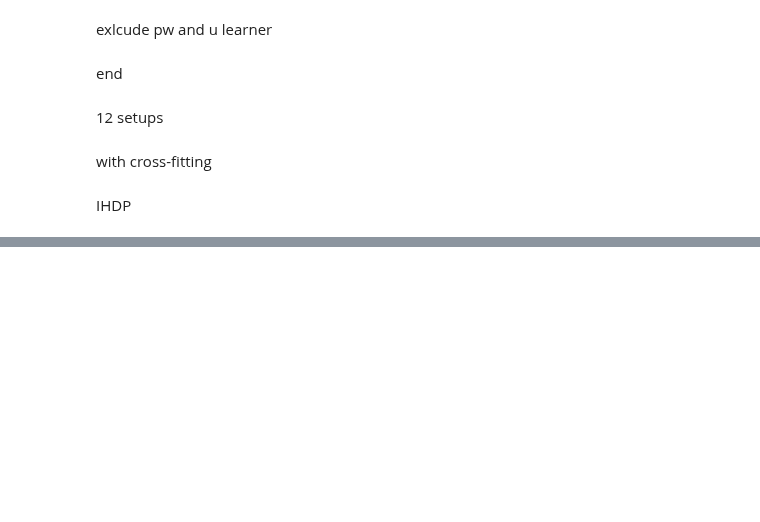
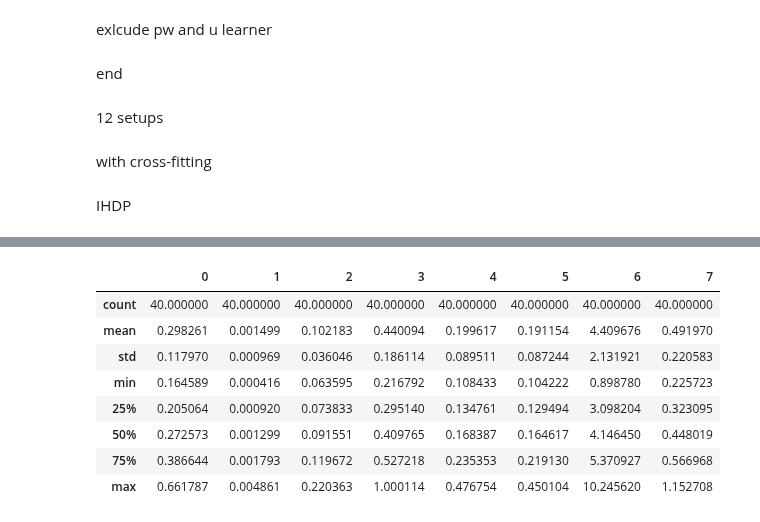
Before and after one commit to abibaj98/Master-Thesis, a Jupyter notebook: Results.ipynb, the cells around one changed output, grey strips where cells are left out. Drawn from its saved outputs; the diff is of its cells as text; code cells hidden in the pictures; blank space fills up the shorter version.

```diff
--- a/Results.ipynb
+++ b/Results.ipynb
@@ -572,0 +662,20 @@ scipy.__version__
+# %%
+# open
+# LOAD JSON FILE
+file_name = "/Users/arberimbibaj/results_experiment/results_setup_1.json"
+f = open(file_name, 'r')
+json_str = f.read()
+small = jsonpickle.decode(json_str)
+# %%
+small_ = pd.DataFrame(small[0])
+small_.describe()
+# %% [output]
+|  | 0 | 1 | 2 | 3 | 4 | 5 | 6 | 7 |
+| count | 40.000000 | 40.000000 | 40.000000 | 40.000000 | 40.000000 | 40.000000 | 40.000000 | 40.000000 |
+| mean | 0.298261 | 0.001499 | 0.102183 | 0.440094 | 0.199617 | 0.191154 | 4.409676 | 0.491970 |
+| std | 0.117970 | 0.000969 | 0.036046 | 0.186114 | 0.089511 | 0.087244 | 2.131921 | 0.220583 |
+| min | 0.164589 | 0.000416 | 0.063595 | 0.216792 | 0.108433 | 0.104222 | 0.898780 | 0.225723 |
+| 25% | 0.205064 | 0.000920 | 0.073833 | 0.295140 | 0.134761 | 0.129494 | 3.098204 | 0.323095 |
+| 50% | 0.272573 | 0.001299 | 0.091551 | 0.409765 | 0.168387 | 0.164617 | 4.146450 | 0.448019 |
+| 75% | 0.386644 | 0.001793 | 0.119672 | 0.527218 | 0.235353 | 0.219130 | 5.370927 | 0.566968 |
+| max | 0.661787 | 0.004861 | 0.220363 | 1.000114 | 0.476754 | 0.450104 | 10.245620 | 1.152708 |
```
Also changed, not shown: parts of 25 cells of this notebook.
